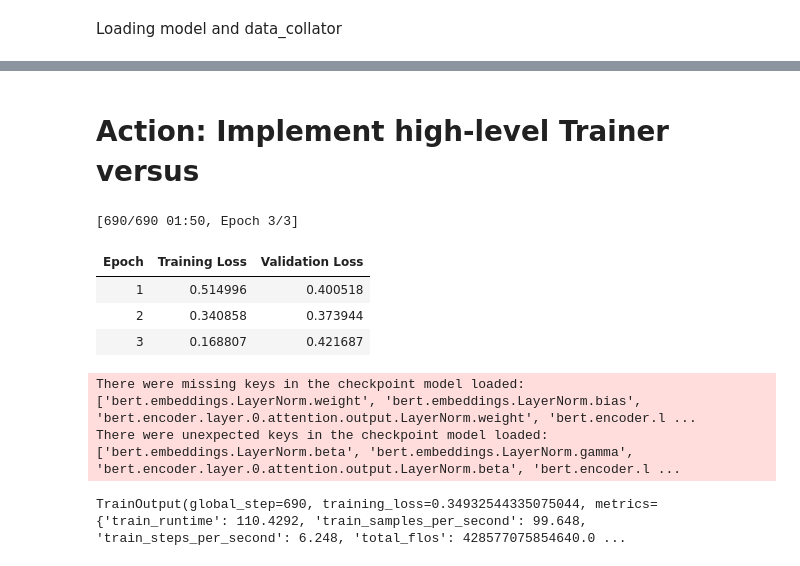
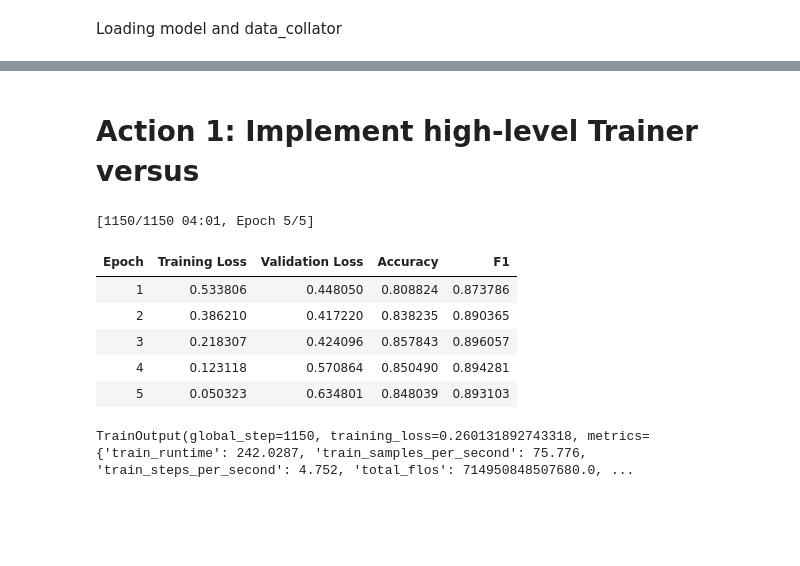
Before and after one commit to duyb2207513/Hugging_Face_Models_Mastery_RandD_Guideline, a Jupyter notebook: Step4_Core_4_Step_Training_Loop.ipynb, the cells around one changed output, grey strips where cells are left out. Cells and saved outputs as stored; diff of their text form; code cells hidden in the pictures; blank space fills up the shorter version.

```diff
--- a/Step4_Core_4_Step_Training_Loop.ipynb
+++ b/Step4_Core_4_Step_Training_Loop.ipynb
@@ -91,51 +127,59 @@ Notes:
 # %% [markdown]
-# Action: Implement high-level Trainer versus
+# Action 1: Implement high-level Trainer versus
 # %%
+from transformers import TrainingArguments, Trainer
+import evaluate
+import numpy as np
 
-from transformers import TrainingArguments
-from transformers import Trainer
 
-# 1. Define superparameter
+
+# =========================================================
+# TrainingArguments
+# =========================================================
 training_args = TrainingArguments(
-    output_dir="./mrpc_bert_model",         #result folder
+    output_dir="./mrpc_bert_model",
 
-    # Config superparameter
     learning_rate=2e-5,
-    num_train_epochs=3,
-    per_device_train_batch_size=16,         # Batch size when train
-    per_device_eval_batch_size=32,          # Batch size when test
-    weight_decay=0.01,                      # reduce overfitting
+    num_train_epochs=5,
+    per_device_train_batch_size=16,
+    per_device_eval_batch_size=16,
+    weight_decay=0.01,
 
-    # config save and evaluate
     eval_strategy="epoch",
     save_strategy="epoch",
-    load_best_model_at_end=True,           #Save the best model
+    # load_best_model_at_end=True,
 
-    # Optimzied GPU
-    fp16=True,                              # Turn Mixed Precision (such as accelerate)
+    fp16=True,
 
-    # Log kết quả hiển thị
-    logging_steps=50,                       # In loss ra màn hình mỗi 50 steps
-    report_to="none"                        # Tắt report lên Wandb (nếu bạn không dùng)
+    logging_steps=50,
+    report_to="none"
 )
-# 2. Khởi tạo Trainer
-trainer= Trainer(
-    model,
-    training_args,
+
+# =========================================================
+# Trainer
+# =========================================================
+trainer = Trainer(
+    model=model,
+    args=training_args,
+
     train_dataset=tokenized_datasets["train"],
     eval_dataset=tokenized_datasets["validation"],
+
     data_collator=data_collator,
-    processing_class=tokenizer
+    processing_class=tokenizer,
+
+    # thêm dòng này
+    compute_metrics=compute_metrics
 )
 
-# 3. Kích hoạt huấn luyện
+# Train
 trainer.train()
 # %% [output]
-[690/690 01:50, Epoch 3/3]
+[1150/1150 04:01, Epoch 5/5]
-| Epoch | Training Loss | Validation Loss |
-| 1 | 0.514996 | 0.400518 |
-| 2 | 0.340858 | 0.373944 |
-| 3 | 0.168807 | 0.421687 |
+| Epoch | Training Loss | Validation Loss | Accuracy | F1 |
+| 1 | 0.533806 | 0.448050 | 0.808824 | 0.873786 |
+| 2 | 0.386210 | 0.417220 | 0.838235 | 0.890365 |
+| 3 | 0.218307 | 0.424096 | 0.857843 | 0.896057 |
+| 4 | 0.123118 | 0.570864 | 0.850490 | 0.894281 |
+| 5 | 0.050323 | 0.634801 | 0.848039 | 0.893103 |
-There were missing keys in the checkpoint model loaded: ['bert.embeddings.LayerNorm.weight', 'bert.embeddings.LayerNorm.bias', 'bert.encoder.layer.0.attention.output.LayerNorm.weight', 'bert.encoder.l ...
-There were unexpected keys in the checkpoint model loaded: ['bert.embeddings.LayerNorm.beta', 'bert.embeddings.LayerNorm.gamma', 'bert.encoder.layer.0.attention.output.LayerNorm.beta', 'bert.encoder.l ...
+TrainOutput(global_step=1150, training_loss=0.260131892743318, metrics={'train_runtime': 242.0287, 'train_samples_per_second': 75.776, 'train_steps_per_second': 4.752, 'total_flos': 714950848507680.0, ...
-TrainOutput(global_step=690, training_loss=0.34932544335075044, metrics={'train_runtime': 110.4292, 'train_samples_per_second': 99.648, 'train_steps_per_second': 6.248, 'total_flos': 428577075854640.0 ...
```
Also changed, not shown: parts of 43 cells of this notebook.
